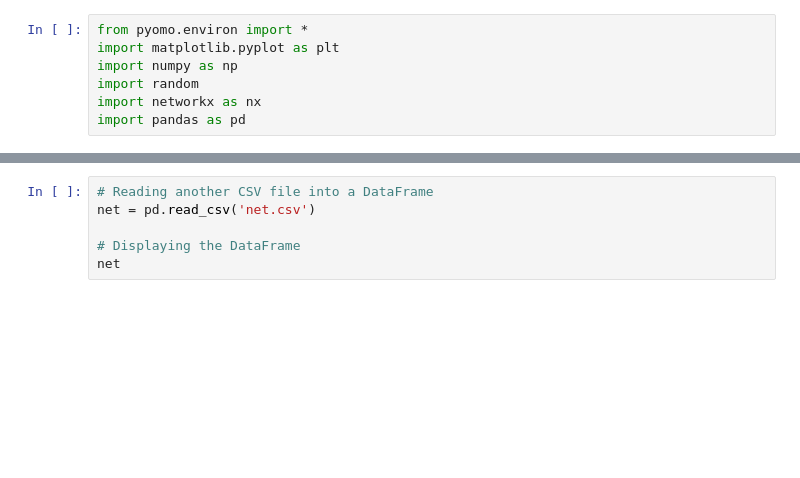
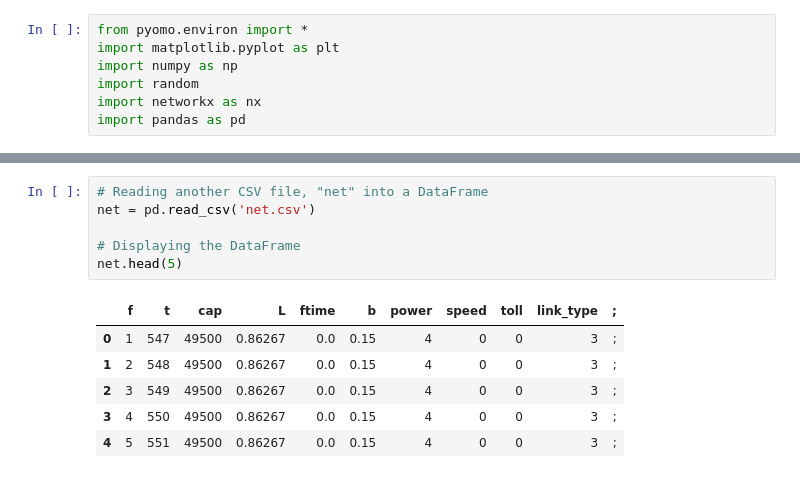
Before and after one commit to tanvAhamed/pyomo-medical-centers-allocation, a Jupyter notebook: ResourceAllocationOpt.ipynb, the cells around one changed output, grey strips where cells are left out. Cells and saved outputs as stored; diff of their text form; blank space fills up the shorter version.

```diff
--- a/ResourceAllocationOpt.ipynb
+++ b/ResourceAllocationOpt.ipynb
@@ -46,8 +53,15 @@ plt.savefig('base'+  ' .png', format='png', dpi=200)
 # %% [output]
 [figure]
 # %%
-# Reading another CSV file into a DataFrame
+# Reading another CSV file, "net" into a DataFrame
 net = pd.read_csv('net.csv')
 
 # Displaying the DataFrame
-net
+net.head(5)
+# %% [output]
+|  | f | t | cap | L | ftime | b | power | speed | toll | link_type | ; |
+| 0 | 1 | 547 | 49500 | 0.86267 | 0.0 | 0.15 | 4 | 0 | 0 | 3 | ; |
+| 1 | 2 | 548 | 49500 | 0.86267 | 0.0 | 0.15 | 4 | 0 | 0 | 3 | ; |
+| 2 | 3 | 549 | 49500 | 0.86267 | 0.0 | 0.15 | 4 | 0 | 0 | 3 | ; |
+| 3 | 4 | 550 | 49500 | 0.86267 | 0.0 | 0.15 | 4 | 0 | 0 | 3 | ; |
+| 4 | 5 | 551 | 49500 | 0.86267 | 0.0 | 0.15 | 4 | 0 | 0 | 3 | ; |
```
Also changed, not shown: parts of 4 cells of this notebook, 1 other file.
